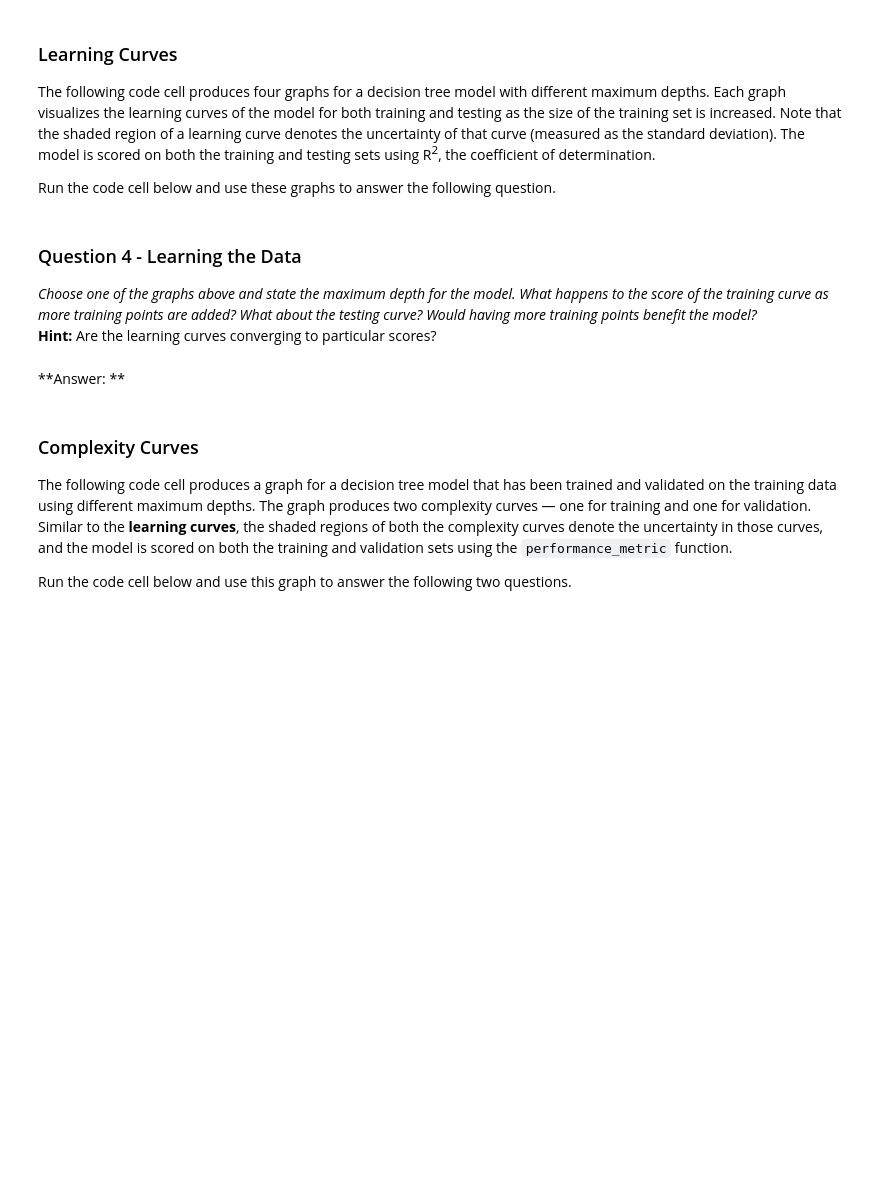
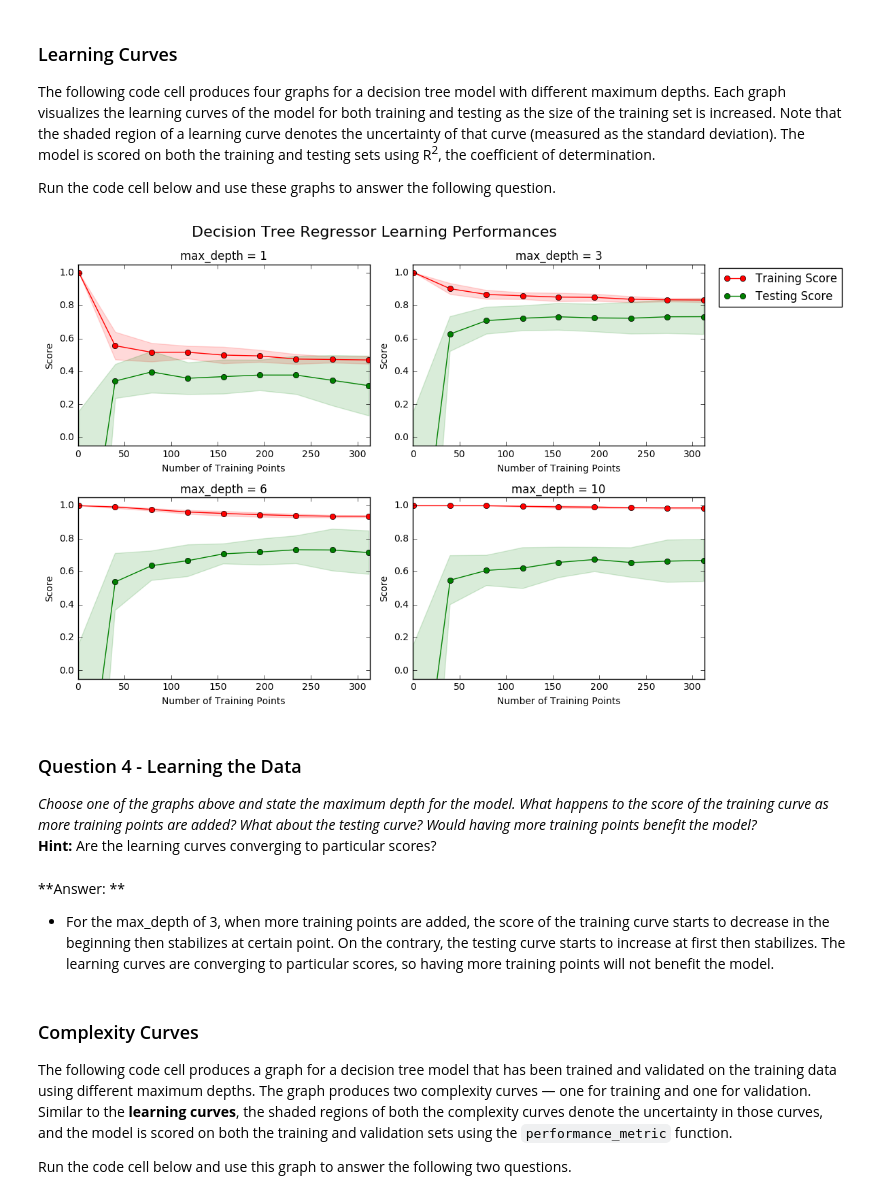
Before and after one commit to jackzzj/machine-learning, a Jupyter notebook: projects/boston_housing/boston_housing.ipynb, the cells around one changed output. Drawn from its saved outputs; the diff is of its cells as text; code cells hidden in the pictures; blank space fills up the shorter version.

Commit message:
answers updated

```diff
--- a/projects/boston_housing/boston_housing.ipynb
+++ b/projects/boston_housing/boston_housing.ipynb
@@ -157,9 +159,9 @@ For the code cell below, you will need to implement the following:
 - Assign the train and testing splits to `X_train`, `X_test`, `y_train`, and `y_test`.
 # %%
 # TODO: Import 'train_test_split'
-
+from sklearn import cross_validation
 # TODO: Shuffle and split the data into training and testing subsets
-X_train, X_test, y_train, y_test = (None, None, None, None)
+X_train, X_test, y_train, y_test = cross_validation.train_test_split(features, prices, test_size=0.2, random_state=3)
 
 # Success
 print "Training and testing split was successful."
@@ -181,13 +187,16 @@ The following code cell produces four graphs for a decision tree model with diff
 Run the code cell below and use these graphs to answer the following question.
 # %%
 # Produce learning curves for varying training set sizes and maximum depths
-vs.ModelLearning(features, prices)
+vs.ModelLearning(X_train, y_train)
+# %% [output]
+[figure, added]
 # %% [markdown]
 ### Question 4 - Learning the Data
 *Choose one of the graphs above and state the maximum depth for the model. What happens to the score of the training curve as more training points are added? What about the testing curve? Would having more training points benefit the model?*
 **Hint:** Are the learning curves converging to particular scores?
-# %% [markdown]
-**Answer: **
+# %% [markdown]
+**Answer: **
+* For the max_depth of 3, when more training points are added, the score of the training curve starts to decrease in the beginning then stabilizes at certain point. On the contrary, the testing curve starts to increase at first then stabilizes. The learning curves are converging to particular scores, so having more training points will not benefit the model.
 # %% [markdown]
 ### Complexity Curves
 The following code cell produces a graph for a decision tree model that has been trained and validated on the training data using different maximum depths. The graph produces two complexity curves — one for training and one for validation. Similar to the **learning curves**, the shaded regions of both the complexity curves denote the uncertainty in those curves, and the model is scored on both the training and validation sets using the `performance_metric` function.
```
Also changed, not shown: parts of 25 cells of this notebook.
